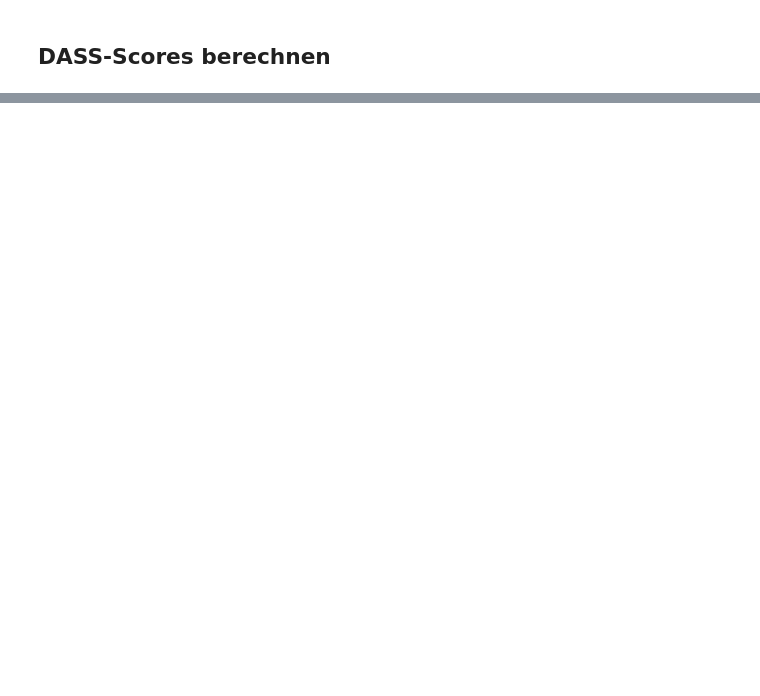
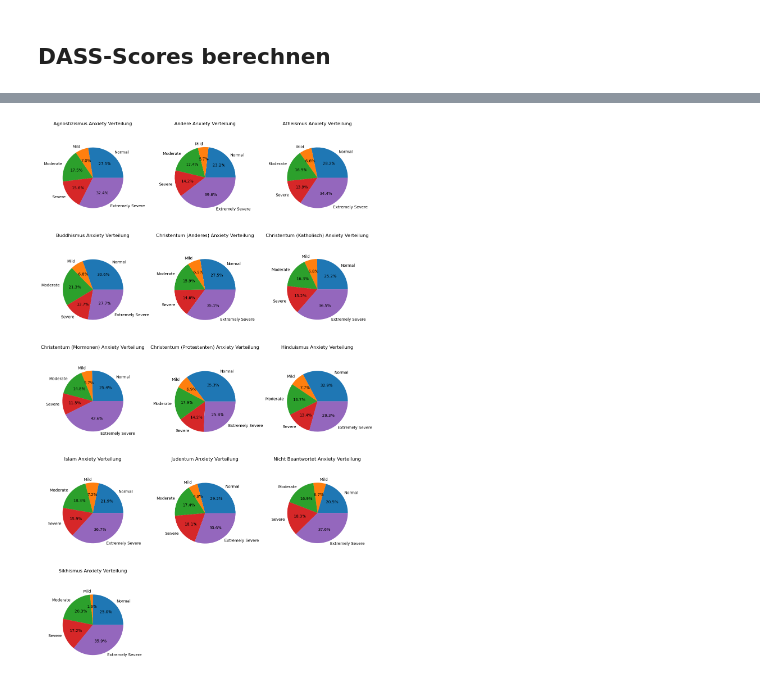
Before and after one commit to wi21b030/Mental-Health, a Jupyter notebook: Mental-Health.ipynb, the cells around one changed output, grey strips where cells are left out. Drawn from its saved outputs; the diff is of its cells as text; code cells hidden in the pictures; blank space fills up the shorter version.

```diff
--- a/Mental-Health.ipynb
+++ b/Mental-Health.ipynb
@@ -425,0 +551,22 @@ plt.show()
+# %%
+religion_anxiety_counts = data.groupby([religions, 'Anxiety Category']).size().unstack()
+num_rows = (len(religion_anxiety_counts) + 2) // 3
+fig, axes = plt.subplots(nrows=num_rows, ncols=3, figsize=(12, num_rows * 4))
+
+for i, religion in enumerate(religion_anxiety_counts.index):
+    counts = religion_anxiety_counts.loc[religion]
+    row = i // 3
+    col = i % 3
+    axes[row, col].pie(counts, labels=counts.index, autopct='%1.1f%%')
+    axes[row, col].set_title(f'{religion} Anxiety Verteilung')
+    axes[row, col].axis('equal')
+
+for i in range(len(religion_anxiety_counts), num_rows * 3):
+    row = i // 3
+    col = i % 3
+    fig.delaxes(axes[row, col])
+
+fig.tight_layout()
+plt.show()
+# %% [output]
+[figure, added]
```
Also changed, not shown: parts of 42 cells of this notebook.
